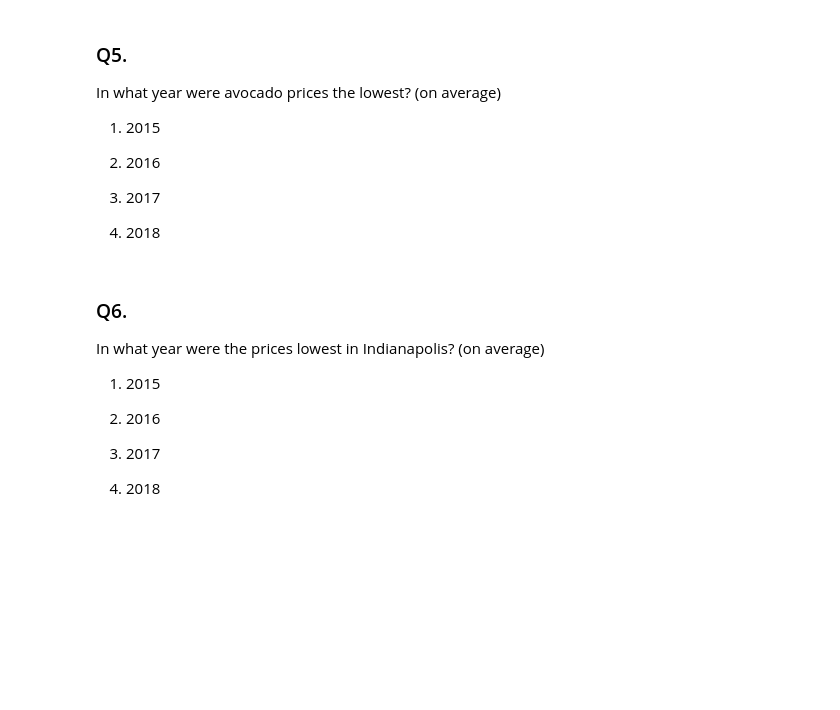
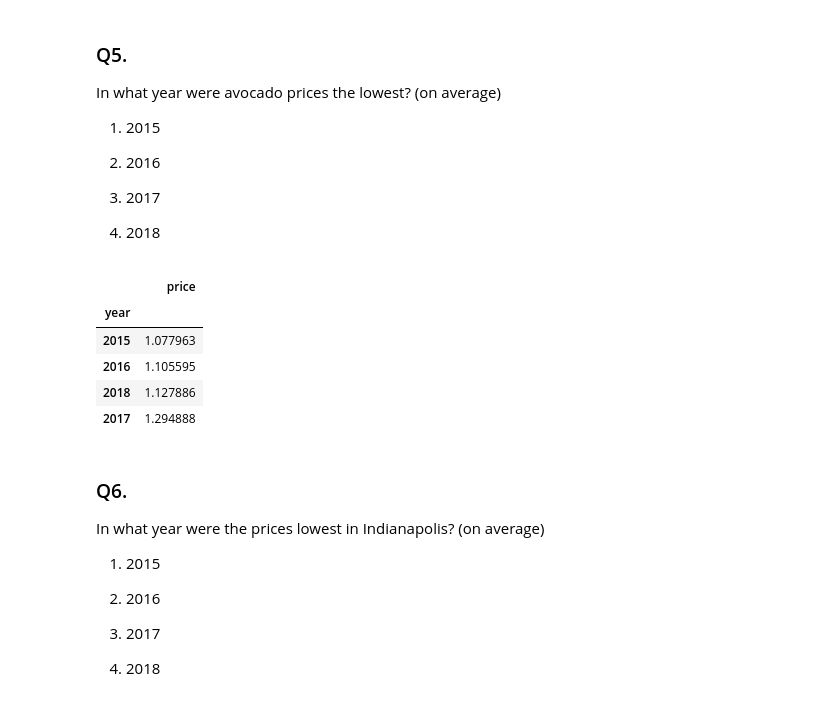
Before and after one commit to MatanTalvi10/Intro-To-DS, a Jupyter notebook: HW2.ipynb, the cells around one changed output. Saved outputs shown, nothing was run; the diff lists cells and outputs as text; code cells hidden in the pictures; blank space fills up the shorter version.

```diff
--- a/HW2.ipynb
+++ b/HW2.ipynb
@@ -108,4 +166,13 @@ In what year were avocado prices the lowest? (on average)
 3. 2017
 
 4. 2018
+# %%
+df_avocado.groupby('year').agg({'price':'mean'}).sort_values('price')
+# %% [output]
+|  | price |
+| year |  |
+| 2015 | 1.077963 |
+| 2016 | 1.105595 |
+| 2018 | 1.127886 |
+| 2017 | 1.294888 |
 # %%
```
Also changed, not shown: parts of 15 cells of this notebook.
